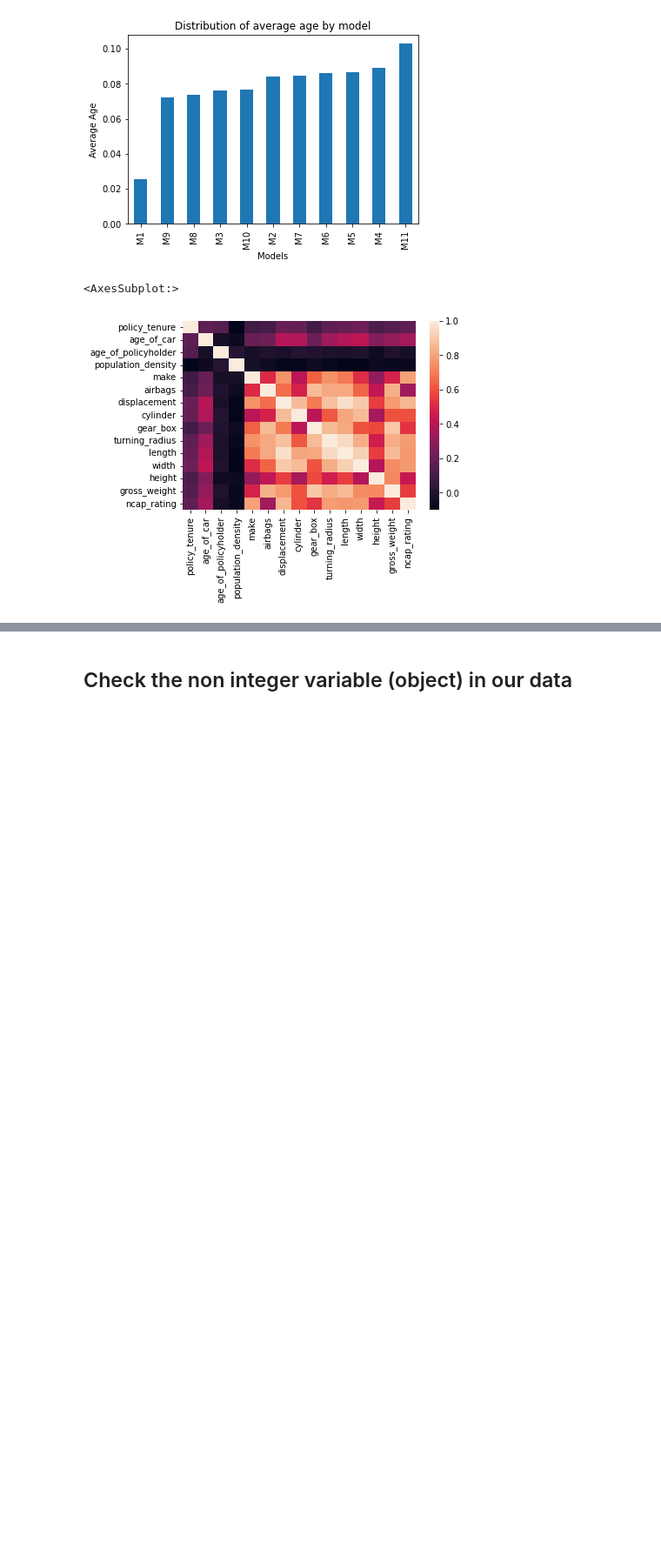
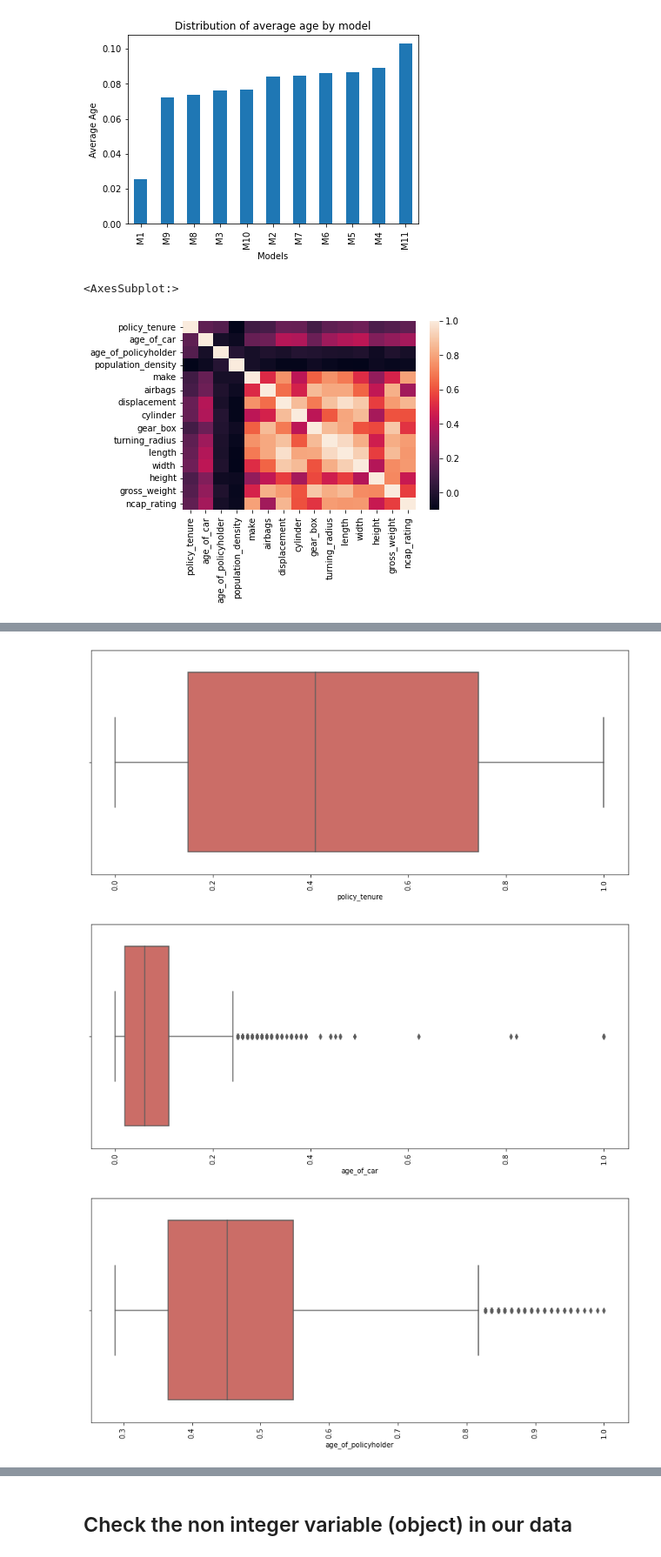
Before and after one commit to lilyhuong/Car-Insurance-Claim-Prediction, a Jupyter notebook: ML_car_insurance.ipynb, the cells around one changed output, grey strips where cells are left out. Shown at 87% size. Saved outputs shown, nothing was run; the diff lists cells and outputs as text; code cells hidden in the pictures; blank space fills up the shorter version.

```diff
--- a/ML_car_insurance.ipynb
+++ b/ML_car_insurance.ipynb
@@ -137,0 +155,12 @@ sns.heatmap(correlation)
+# %%
+list_boxlot = ['policy_tenure', 'age_of_car', 'age_of_policyholder','population_density', "make",'airbags', 'length', 'width', 'height', 'gross_weight' ]
+for i in list_boxlot:
+    plt.figure(figsize= (14,6))
+    sns.boxplot(df[i], data = df, palette = "hls")
+    plt.xticks (rotation = 90)
+    plt.yticks (rotation = 90)
+    plt.show()
+# %% [output]
+[figure, added]
+[figure, added]
+[figure, added]
```
Also changed, not shown: parts of 28 cells of this notebook.
